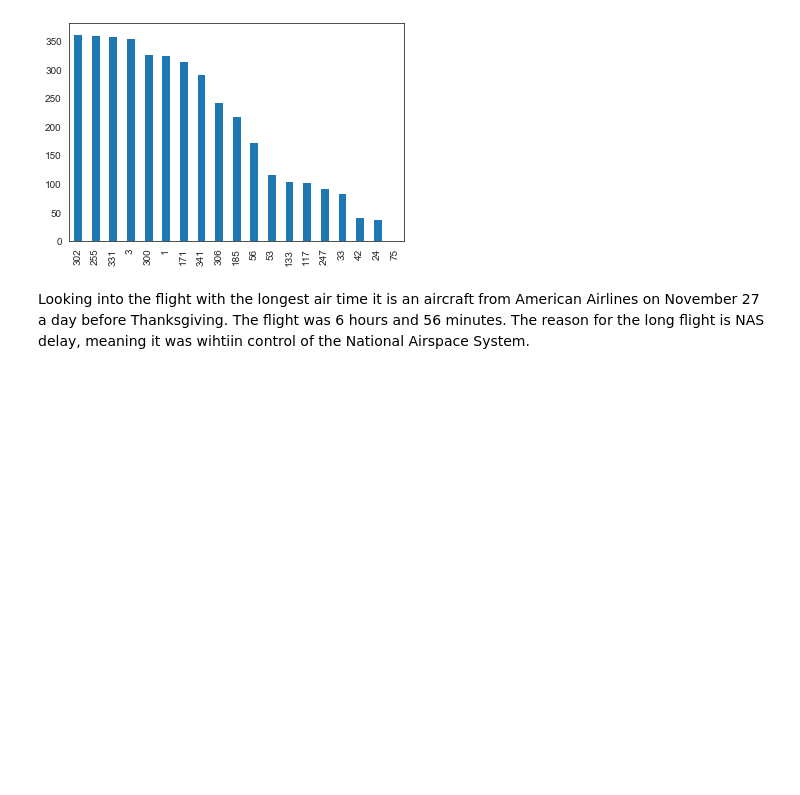
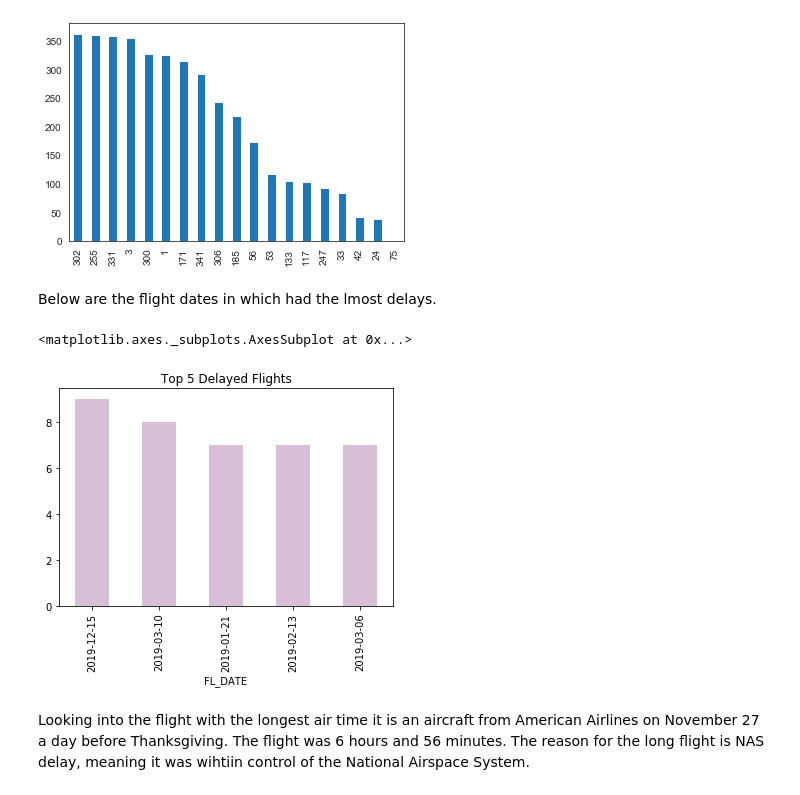
Before and after one commit to emilia329/Fly-High, a Jupyter notebook: JFK.ipynb, the cells around one changed output. Drawn from its saved outputs; the diff is of its cells as text; code cells hidden in the pictures; blank space fills up the shorter version.

```diff
--- a/JFK.ipynb
+++ b/JFK.ipynb
@@ -147,6 +174,13 @@ AA['OP_CARRIER_FL_NUM'].value_counts().plot(kind='bar')
 # %% [output]
 <matplotlib.axes._subplots.AxesSubplot at 0x...>
 [figure]
+# %% [markdown]
+Below are the flight dates in which had the lmost delays.
+# %%
+AA[AA['ARR_DELAY'] > 14].groupby(['FL_DATE']).size().nlargest().plot(kind='bar',color='thistle', title='Top 5 Delayed Flights')
+# %% [output]
+<matplotlib.axes._subplots.AxesSubplot at 0x...>
+[figure, added]
 # %% [markdown]
 Looking into the flight with the longest air time it is an aircraft from American Airlines on November 27 a day before Thanksgiving. The flight was 6 hours and 56 minutes. The reason for the long flight is NAS delay, meaning it was wihtiin control of the National Airspace System.
 # %%
```
Also changed, not shown: parts of 70 cells of this notebook.
